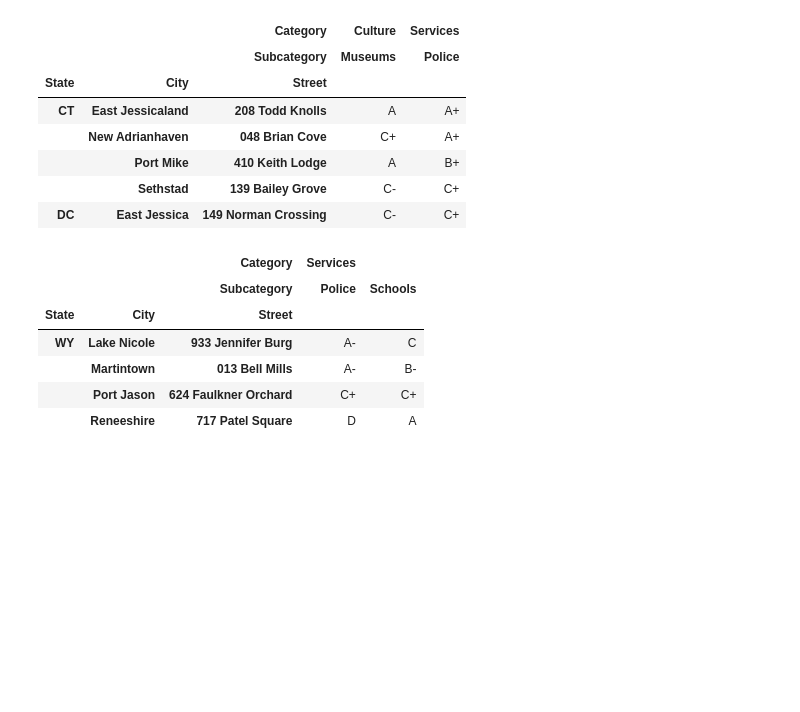
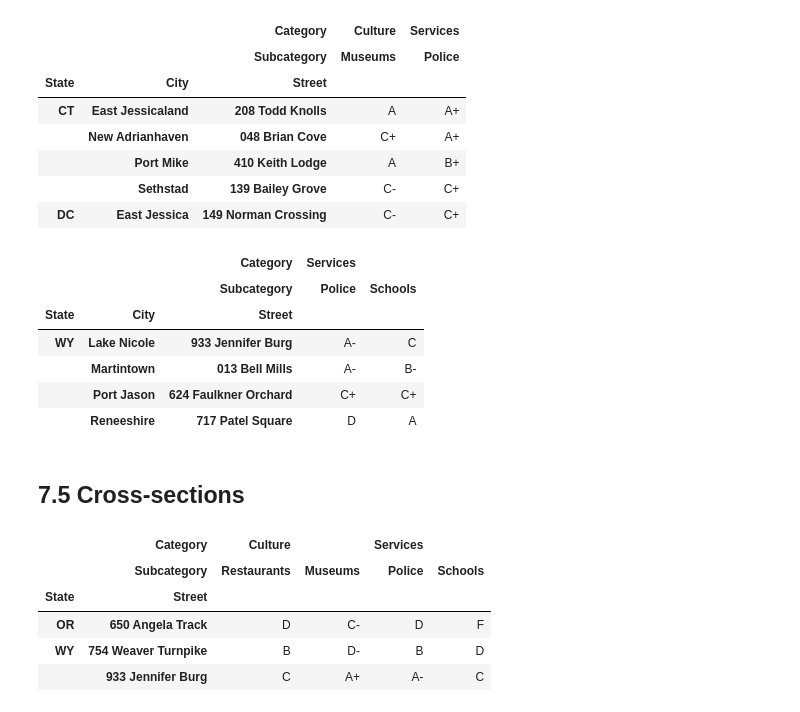
Before and after one commit to ljyGmail/pandas_in_action, a Jupyter notebook: ch07_multiindex_dataframes.ipynb, the cells around one changed output. Cells and saved outputs as stored; diff of their text form; code cells hidden in the pictures; blank space fills up the shorter version.

Commit message:
7.5 cross-sections

```diff
--- a/ch07_multiindex_dataframes.ipynb
+++ b/ch07_multiindex_dataframes.ipynb
@@ -669,3 +669,16 @@ neighborhoods.iloc[-4:, -2:]
 |  | Martintown | 013 Bell Mills | A- | B- |
 |  | Port Jason | 624 Faulkner Orchard | C+ | C+ |
 |  | Reneeshire | 717 Patel Square | D | A |
+# %% [markdown]
+## 7.5 Cross-sections
+# %%
+# The two lines below are quivalent
+neighborhoods.xs(key="Lake Nicole", level=1)
+neighborhoods.xs(key="Lake Nicole", level="City")
+# %% [output]
+|  | Category | Culture |  | Services |  |
+|  | Subcategory | Restaurants | Museums | Police | Schools |
+| State | Street |  |  |  |  |
+| OR | 650 Angela Track | D | C- | D | F |
+| WY | 754 Weaver Turnpike | B | D- | B | D |
+|  | 933 Jennifer Burg | C | A+ | A- | C |
```
Also changed, not shown: parts of 2 cells of this notebook.
